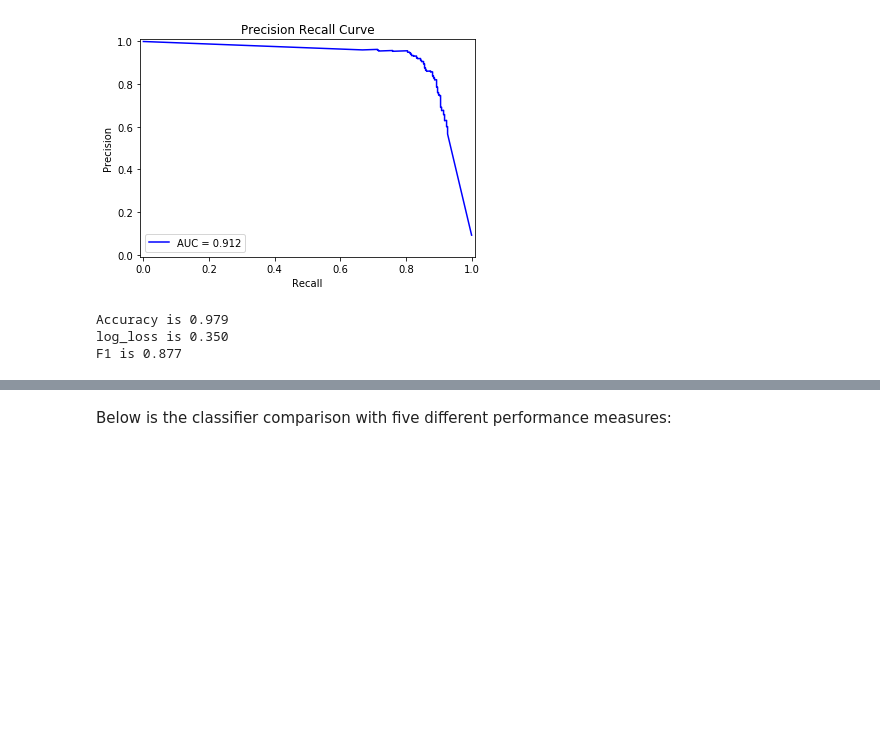
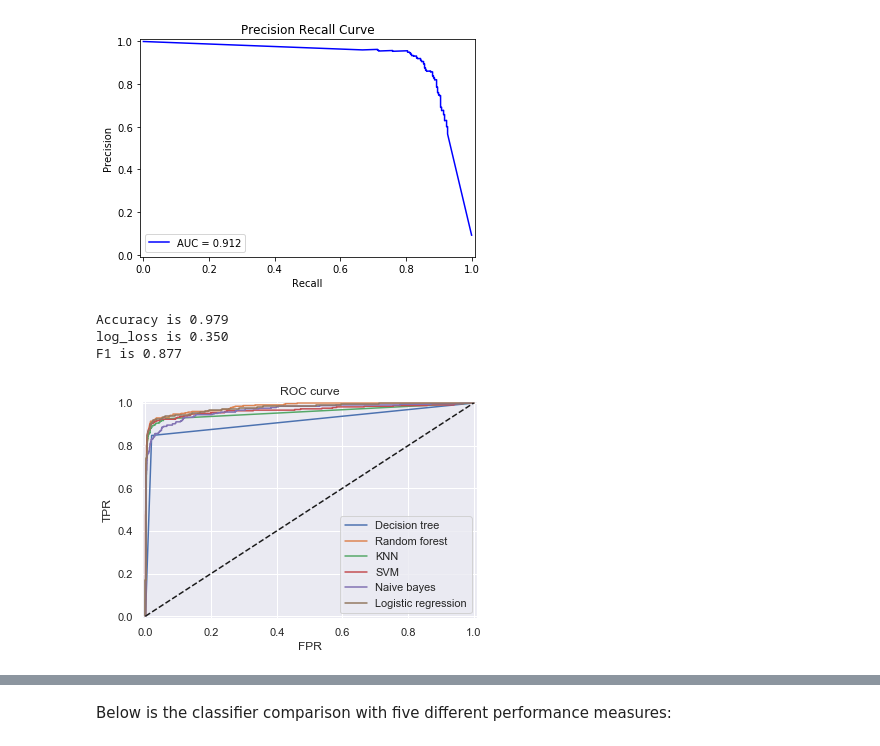
Before and after one commit to SherylHYX/AUROC-vs-AUPRC, a Jupyter notebook: pulsar_star/pulsar_star.ipynb, the cells around one changed output, grey strips where cells are left out. Drawn from its saved outputs; the diff is of its cells as text; code cells hidden in the pictures; blank space fills up the shorter version.

```diff
--- a/pulsar_star/pulsar_star.ipynb
+++ b/pulsar_star/pulsar_star.ipynb
@@ -35,8 +35,11 @@ import numpy as np # linear algebra
 import pandas as pd # data processing
 import warnings
 warnings.filterwarnings("ignore")
-import matplotlib.pyplot as plt    # basic plotting library
+import matplotlib
+import matplotlib.pyplot as plt
 import seaborn as sns
+%matplotlib inline
+sns.set()
 # %% [markdown]
 Most of the code was taken from https://www.kaggle.com/efeergun96/prediciting-a-pulsar-star
 # %% [markdown]
@@ -526,0 +575,21 @@ F1 is 0.877
+# %%
+#roc
+for key, value in models.items():
+    probs = value.predict_proba(x_test)
+    preds = probs[:,1]
+    fpr, tpr, threshold = metrics.roc_curve(y_test, preds)
+    roc_auc = metrics.auc(fpr, tpr)
+
+    plt.plot(fpr, tpr, label = '{}'.format(key))
+
+plt.title('ROC curve')
+plt.legend()
+plt.plot([0, 1], [0, 1],'k--')
+plt.xlim([-0.01, 1.01])
+plt.ylim([-0.01, 1.01])
+plt.ylabel('TPR')
+plt.xlabel('FPR')
+plt.savefig('pulsar_star_ROCcurve.png')
+plt.show()
+# %% [output]
+[figure, added]
```
Also changed, not shown: parts of 2 cells of this notebook, 7 other files.
